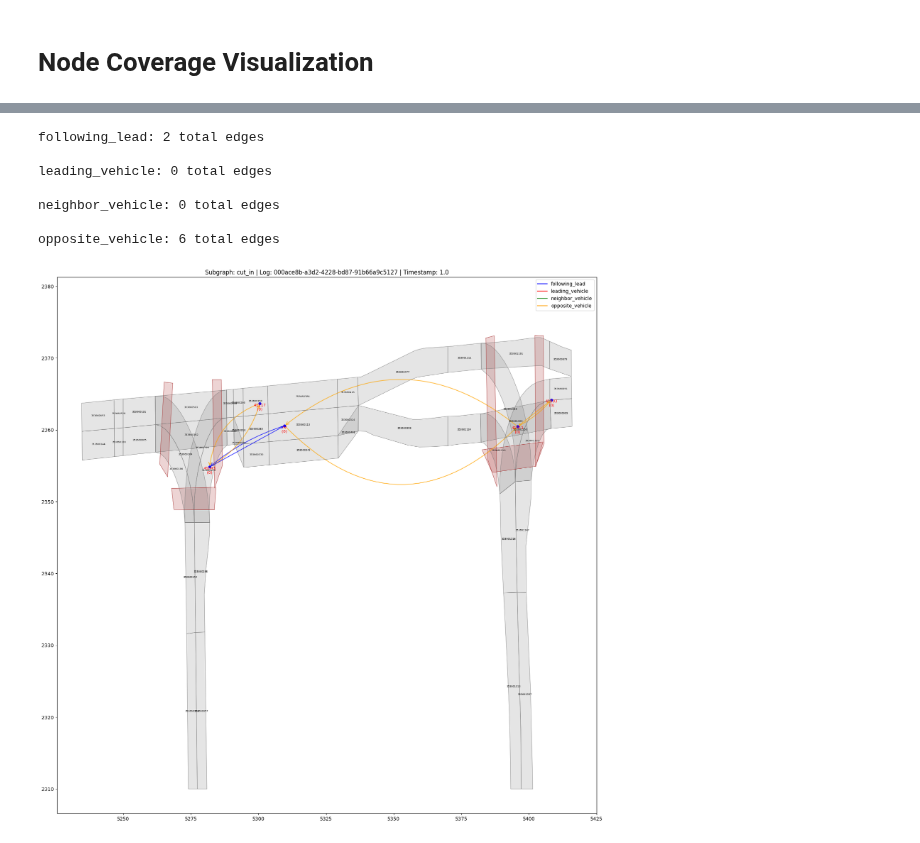
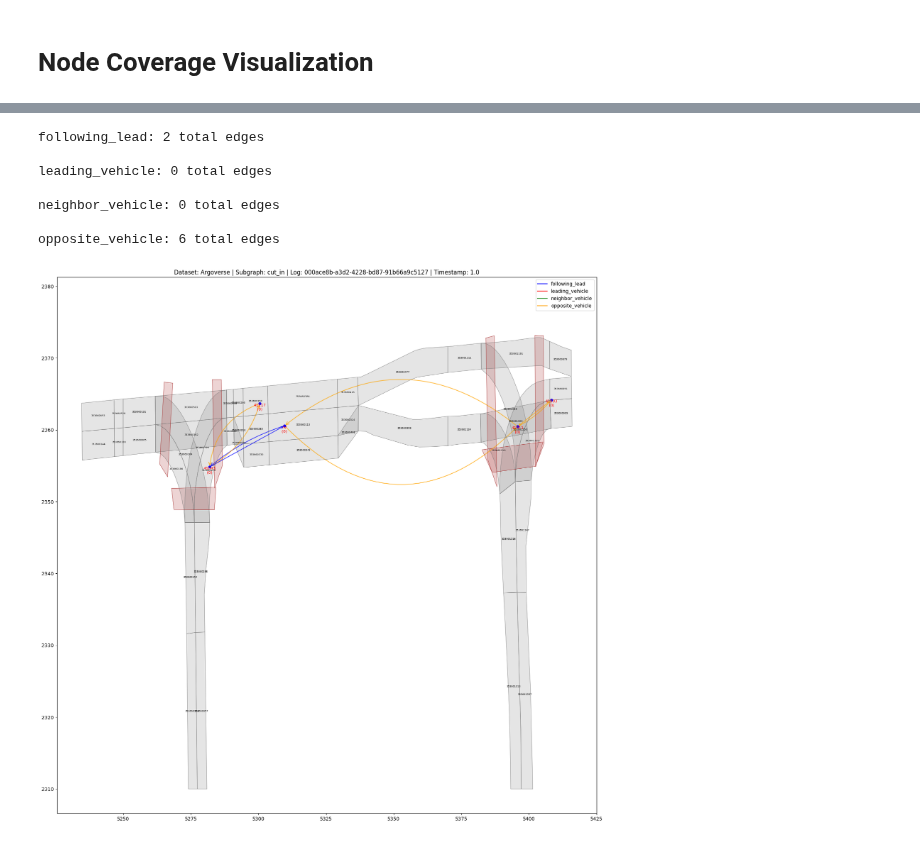
Before and after one commit to tmuehlen80/graph_coverage, a Jupyter notebook: Notebooks/node_coverage_visualization.ipynb, the cells around one changed output, grey strips where cells are left out. Saved outputs shown, nothing was run; the diff lists cells and outputs as text; code cells hidden in the pictures.

```diff
--- a/Notebooks/node_coverage_visualization.ipynb
+++ b/Notebooks/node_coverage_visualization.ipynb
@@ -26,7 +29,7 @@ repo_root = Path.cwd()
 while not (repo_root / ".git").exists() and repo_root != repo_root.parent:
     repo_root = repo_root.parent
 
-GRAPH_ROOT = repo_root / "actor_graphs" / "argoverse"
-SUBGRAPH_NAME = "cut_in"
+GRAPH_ROOT_ARGOVERSE = repo_root / "actor_graphs" / "argoverse"
+GRAPH_ROOT_CARLA = repo_root / "carla_actor_graph_setting_1_50_50_10_20_20_4_4_4" / "carla_actor_graph_setting_1_50_50_10_20_20_4_4_4"
 MAX_GRAPHS = 100
 # %%
@@ -150,17 +346,20 @@ plt.show()
 # %%
 max_actors = 10
 
-graph_stats = subgraph_df.groupby('graph_path').agg({
+graph_stats = subgraph_df.groupby(['dataset', 'graph_path']).agg({
     'node_id': 'nunique',
     'coverage_count': 'sum'
 }).reset_index()
-graph_stats.columns = ['graph_path', 'num_actors', 'total_coverage']
+graph_stats.columns = ['dataset', 'graph_path', 'num_actors', 'total_coverage']
 
 graphs_with_few_actors = graph_stats[graph_stats['num_actors'] <= max_actors].copy()
 graphs_with_few_actors = graphs_with_few_actors.sort_values('total_coverage', ascending=True)
 # %%
 VISUALIZE_INDEX = 0
-selected_graph_id = graphs_with_few_actors.iloc[VISUALIZE_INDEX]['graph_path']
+selected_row_stats = graphs_with_few_actors.iloc[VISUALIZE_INDEX]
+selected_graph_id = selected_row_stats['graph_path']
+selected_dataset = selected_row_stats['dataset']
+
 graph_coverage = subgraph_df[subgraph_df['graph_path'] == selected_graph_id].copy()
 node_coverage_dict = dict(zip(graph_coverage['node_id'], graph_coverage['coverage_count']))
 
@@ -174,25 +373,33 @@ log_id = actor_graph_filename.replace('_actor_graph.pkl', '')
 with open(actor_graph_path, "rb") as f:
     actor_graph = pickle.load(f)
 
-dataroot = repo_root / "argoverse_data" / "train"
-scenario, map = get_scenario_data(dataroot, log_id)
+if selected_dataset == 'argoverse':
+    dataroot = repo_root / "argoverse_data" / "train"
+    scenario, map = get_scenario_data(dataroot, log_id)
+else:
+    scenario = None
+    map = None
 # %%
-plot_scene_at_timestep(
-    scenario,
-    map,
-    timestep=timestamp,
-    actor_graph=actor_graph,
-    lane_label=True,
-    node_coverage_dict=node_coverage_dict
-)
-plt.title(f"Subgraph: {SUBGRAPH_NAME} | Log: {log_id} | Timestamp: {timestamp}")
-plt.show()
+if selected_dataset == 'argoverse' and scenario is not None and map is not None:
+    plot_scene_at_timestep(
+        scenario,
+        map,
+        timestep=timestamp,
+        actor_graph=actor_graph,
+        lane_label=True,
+        node_coverage_dict=node_coverage_dict
+    )
+    plt.title(f"Dataset: {selected_dataset.capitalize()} | Subgraph: {SUBGRAPH_NAME} | Log: {log_id} | Timestamp: {timestamp}")
+    plt.show()
+else:
+    print(f"Cannot visualize CARLA scenes with plot_scene_at_timestep (requires Argoverse format)")
+    print(f"Selected: {selected_dataset} dataset, Log: {log_id}, Timestamp: {timestamp}")
 # %% [output]
 following_lead: 2 total edges
 
 leading_vehicle: 0 total edges
 
 neighbor_vehicle: 0 total edges
 
 opposite_vehicle: 6 total edges
-[figure, old version]
+[figure, new version]
```
Also changed, not shown: parts of 8 cells of this notebook, 3 other files.
